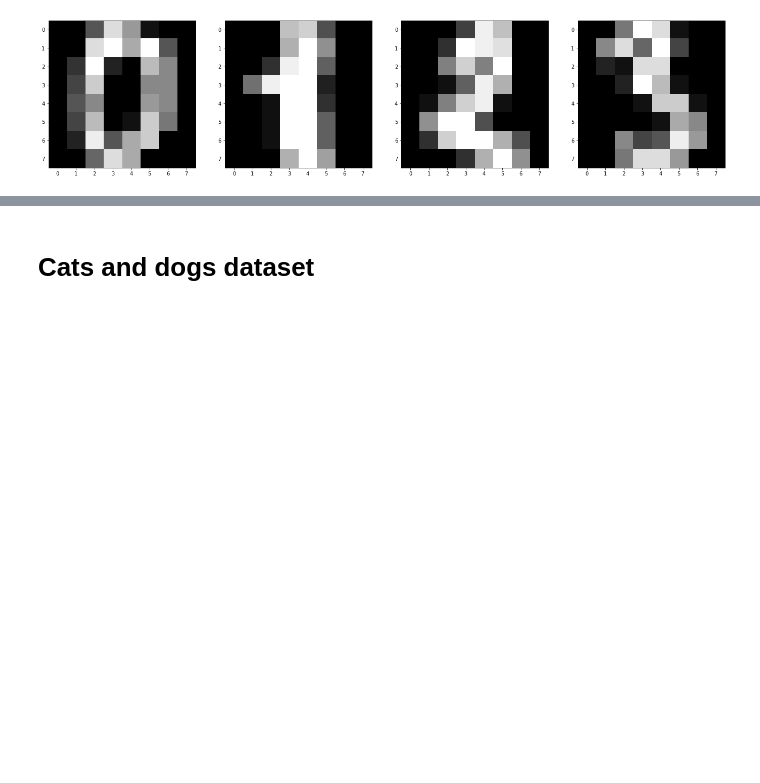
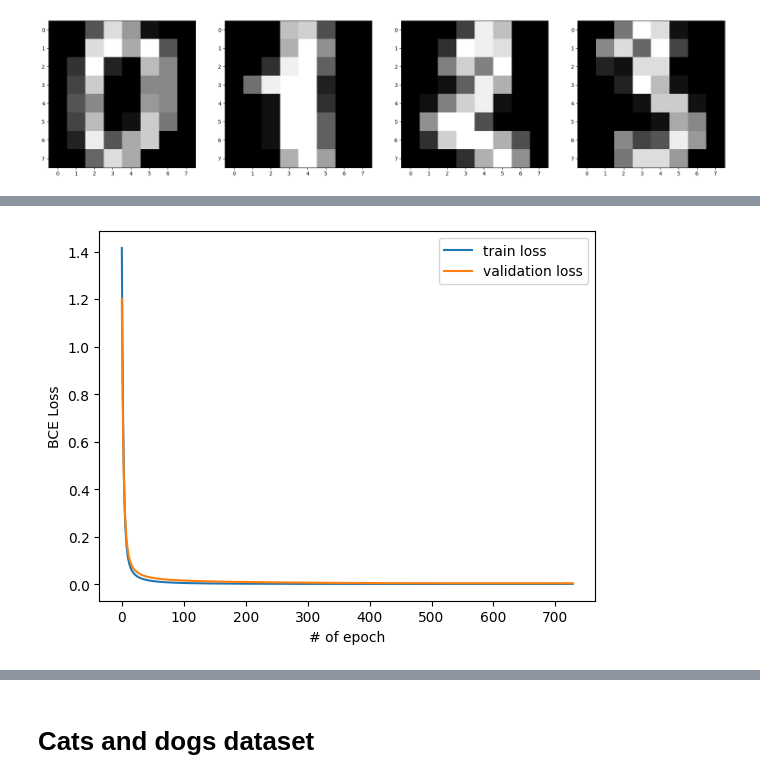
Before and after one commit to GitGreg228/SEPMP_ML_Lectures_2023, a Jupyter notebook: seminars/seminar_1.ipynb, the cells around one changed output, grey strips where cells are left out. Cells and saved outputs as stored; diff of their text form; code cells hidden in the pictures; blank space fills up the shorter version.

```diff
--- a/seminars/seminar_1.ipynb
+++ b/seminars/seminar_1.ipynb
@@ -40,0 +81,24 @@ X_train, X_test, y_train, y_test = train_test_split(normalize(X[mask]), y[mask],
+# %%
+bs = 30  # batch_size
+
+train_data = TensorDataset(X_train, y_train)
+val_data = TensorDataset(X_val, y_val)
+test_data = TensorDataset(X_test, y_test)
+
+train_loader = DataLoader(train_data, batch_size=bs)
+val_loader = DataLoader(val_data, batch_size=bs)
+test_loader = DataLoader(test_data, batch_size=bs)
+# %%
+class Logistic_Regression(torch.nn.Module):
+    def __init__(self, in_size=64, out_size=1):
+        super().__init__()
+        self.layers = torch.nn.Sequential(
+                torch.nn.Linear(in_size, out_size),
+                torch.nn.Sigmoid(),
+            )
+
+    def forward(self, x):
+        return self.layers(x)
+# %%
+model = Logistic_Regression()
+list(model.parameters())
@@ -40,0 +162,9 @@ X_train, X_test, y_train, y_test = train_test_split(normalize(X[mask]), y[mask],
+# %%
+model = Logistic_Regression()
+
+criterion = torch.nn.BCELoss()
+
+alpha = 0.001
+optimizer = torch.optim.Adam(model.parameters(), lr=alpha, weight_decay=0.03)
+
+model, train_loss, val_loss = train(model, criterion, optimizer, n_epochs=10000, n_stop=100)
@@ -40,0 +173,9 @@ X_train, X_test, y_train, y_test = train_test_split(normalize(X[mask]), y[mask],
+# %%
+plt.plot(train_loss, label='train loss')
+plt.plot(val_loss, label='validation loss')
+plt.legend()
+plt.ylabel('BCE Loss')
+plt.xlabel('# of epoch')
+plt.show()
+# %% [output]
+[figure, added]
```
Also changed, not shown: parts of 12 cells of this notebook, 1 other file.
